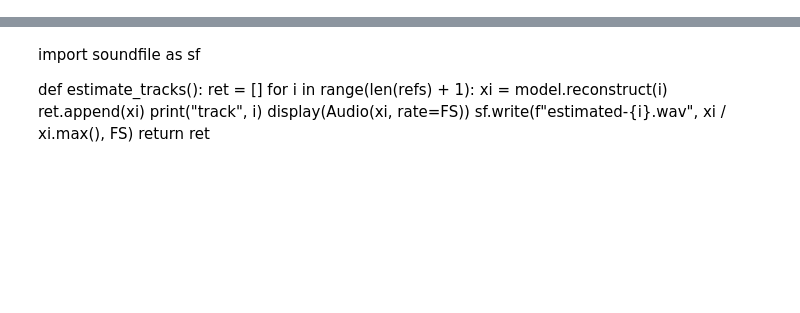
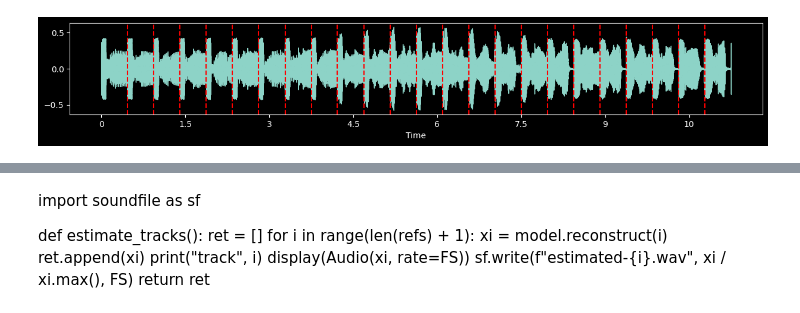
Before and after one commit to etiandre/reverse-dj-mix, a Jupyter notebook: nmf/test-nmf-2.ipynb, the cells around one changed output, grey strips where cells are left out. Cells and saved outputs as stored; diff of their text form; code cells hidden in the pictures; blank space fills up the shorter version.

```diff
--- a/nmf/test-nmf-2.ipynb
+++ b/nmf/test-nmf-2.ipynb
@@ -10,33 +10,35 @@ from IPython.display import display, Audio
 from estimator import ActivationLearner
 import scipy.signal
 import logging
+import beat_track
 from unmixdb import UnmixDB
-from beat_track import beat_stft
-
+plt.style.use("dark_background")
 logging.basicConfig(level=logging.INFO)
 logging.getLogger("activation_learner").setLevel(logging.DEBUG)
+from pathlib import Path
 # %%
 # Load audios
 
 FS = 22050
 # input_paths = ["linear-mix-1.wav", "linear-mix-2.wav", "linear-mix.wav"]
+input_paths = ["linear-mix.wav"]
 # input_paths = ["original.wav", "original.wav"]
 # input_paths = ["original.wav", "boucled.wav"]
 # input_paths = ["amen.wav", "high.wav", "nuttah.wav"]
 # input_paths = ["nuttah.wav", "nuttah-timestretch.wav"]
-# inputs = [librosa.load(i, sr=FS)[0] for i in inputs]
+inputs = [librosa.load(i, sr=FS)[0] for i in input_paths]
 
 
 ## load unmixdb
-unmixdb = UnmixDB("/data2/anasynth_nonbp/schwarz/abc-dj/data/unmixdb-zenodo")
-print(unmixdb.timestretches)
-print(unmixdb.fxes)
-mixes = dict(filter(lambda i: i[1].timestretch == "stretch" and i[1].fx=="none", unmixdb.mixes.items()))
-mix = list(mixes.values())[5]
-pprint(mix)
-inputs = [unmixdb.refsongs[track['name']].audio(sr=FS) for track in mix.tracks]
-inputs.append(mix.audio(sr=FS))
+# unmixdb = UnmixDB("/data2/anasynth_nonbp/schwarz/abc-dj/data/unmixdb-zenodo")
+# print(unmixdb.timestretches)
+# print(unmixdb.fxes)
+# mixes = dict(filter(lambda i: i[1].timestretch == "stretch" and i[1].fx=="none", unmixdb.mixes.items()))
+# mix = list(mixes.values())[5]
+# pprint(mix)
+# inputs = [unmixdb.refsongs[track['name']].audio(sr=FS) for track in mix.tracks]
+# inputs.append(mix.audio(sr=FS))
 
-for i, mix in enumerate(inputs):
+for i, x in enumerate(inputs):
     print(i)
-    display(Audio(mix, rate=FS))
+    display(Audio(x, rate=FS))
@@ -43 +48,17 @@ for i, mix in enumerate(inputs):
+# %%
+boundaries = []
+for i in range(len(inputs)):
+    xml_path = Path(input_paths[i]).with_suffix(".xml")
+    with open(xml_path, 'rb') as f:
+        beat_times = beat_track.parse_ircambeat_xml(f.read())
+    beat_frames = (beat_times * FS).astype(int)
+    bounds = np.array(list(zip(beat_frames[:-1], beat_frames[1:])))
+    boundaries.append(bounds)
+    plt.figure(figsize=(15,2))
+    librosa.display.waveshow(inputs[i])
+    for beat_time in beat_times:
+        plt.axvline(x=beat_time, color='r', linestyle='--')
+    plt.show()
+# %% [output]
+[figure, added]
 # %%
```
Also changed, not shown: parts of 4 cells of this notebook, 2 other files.
